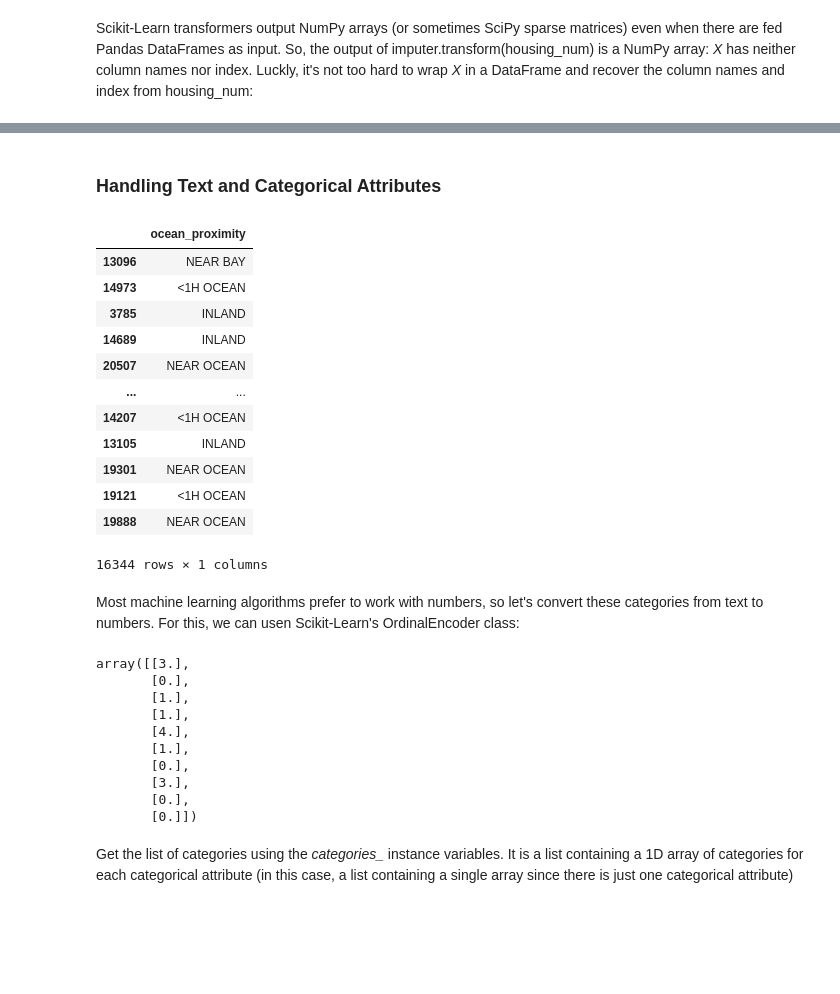
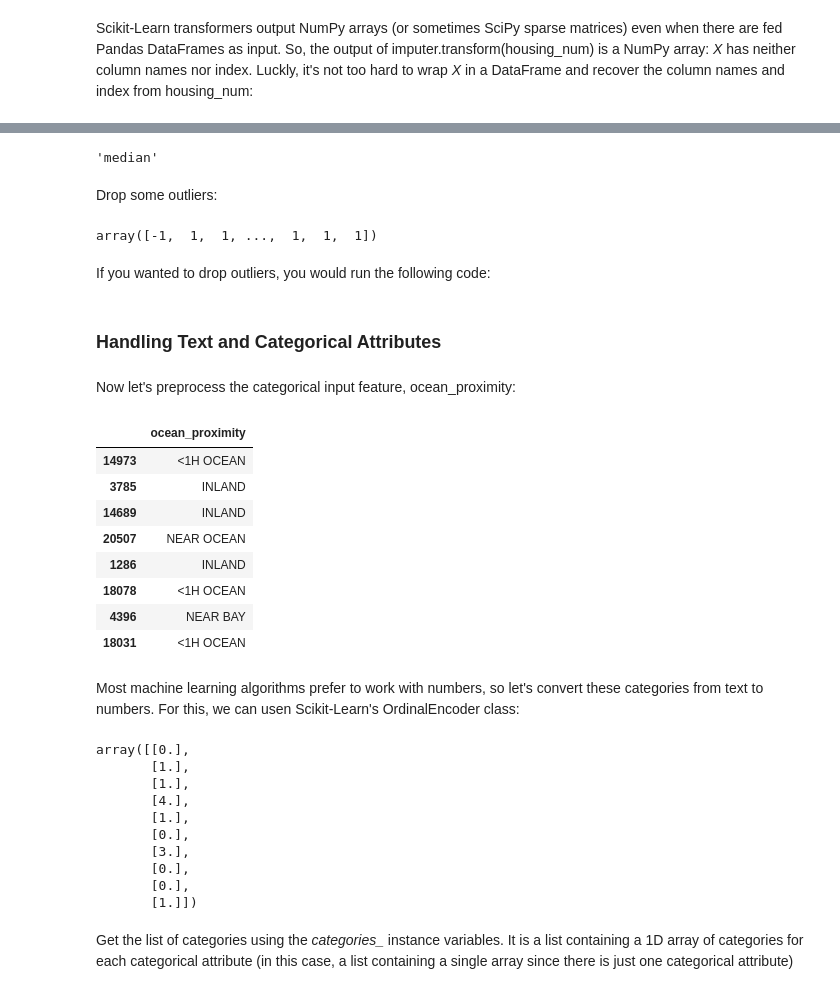
Before and after one commit to SocioPJ/HandsOn-ML, a Jupyter notebook: Chapter2_End-to-End_Machine_Learning_Project/California_House_Prices_Prediction/main.ipynb, the cells around one changed output, grey strips where cells are left out. Saved outputs shown, nothing was run; the diff lists cells and outputs as text; code cells hidden in the pictures; blank space fills up the shorter version.

```diff
--- a/Chapter2_End-to-End_Machine_Learning_Project/California_House_Prices_Prediction/main.ipynb
+++ b/Chapter2_End-to-End_Machine_Learning_Project/California_House_Prices_Prediction/main.ipynb
@@ -669,22 +698,44 @@ housing_tr
+# %%
+imputer.strategy
+# %% [output]
+'median'
+# %% [markdown]
+Drop some outliers:
+# %%
+from sklearn.ensemble import IsolationForest
+
+isolation_forest = IsolationForest(random_state=42)
+outlier_pred = isolation_forest.fit_predict(X)
+# %%
+outlier_pred
+# %% [output]
+array([-1,  1,  1, ...,  1,  1,  1])
+# %% [markdown]
+
+
+If you wanted to drop outliers, you would run the following code:
+# %%
+housing = housing.iloc[outlier_pred == 1]
+housing_labels = housing_labels.iloc[outlier_pred == 1]
 # %% [markdown]
 ### Handling Text and Categorical Attributes
+# %% [markdown]
+
+
+Now let's preprocess the categorical input feature, ocean_proximity:
 # %%
 housing_categorical = housing[["ocean_proximity"]]
-housing_categorical
+housing_categorical.head(8)
 # %% [output]
 |  | ocean_proximity |
-| 13096 | NEAR BAY |
 | 14973 | <1H OCEAN |
 | 3785 | INLAND |
 | 14689 | INLAND |
 | 20507 | NEAR OCEAN |
-| ... | ... |
-| 14207 | <1H OCEAN |
-| 13105 | INLAND |
-| 19301 | NEAR OCEAN |
-| 19121 | <1H OCEAN |
-| 19888 | NEAR OCEAN |
+| 1286 | INLAND |
+| 18078 | <1H OCEAN |
+| 4396 | NEAR BAY |
+| 18031 | <1H OCEAN |
-16344 rows × 1 columns
 # %% [markdown]
 Most machine learning algorithms prefer to work with numbers, so let's convert these categories from text to numbers. For this, we can usen Scikit-Learn's OrdinalEncoder class:
 # %%
@@ -694,8 +745,7 @@ ordinal_encoder = OrdinalEncoder()
 housing_categorical_encoded = ordinal_encoder.fit_transform(housing_categorical)
 housing_categorical_encoded[:10]
 # %% [output]
-array([[3.],
-       [0.],
+array([[0.],
        [1.],
        [1.],
        [4.],
@@ -703,7 +753,8 @@ array([[3.],
        [0.],
        [3.],
        [0.],
-       [0.]])
+       [0.],
+       [1.]])
 # %% [markdown]
 Get the list of categories using the *categories_* instance variables. It is a list containing a 1D array of categories for each categorical attribute (in this case, a list containing a single array since there is just one categorical attribute)
 # %%
```
Also changed, not shown: parts of 23 cells of this notebook, 2 other files.
